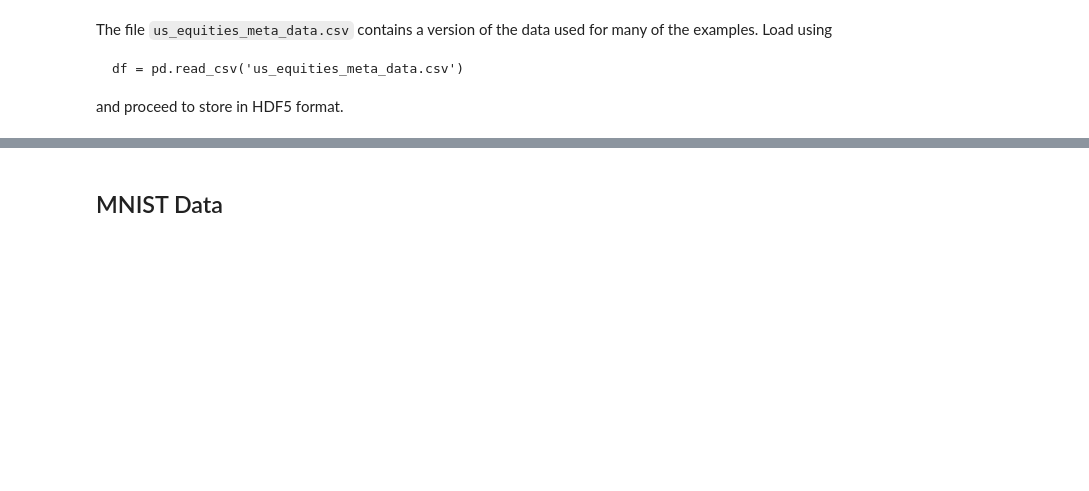
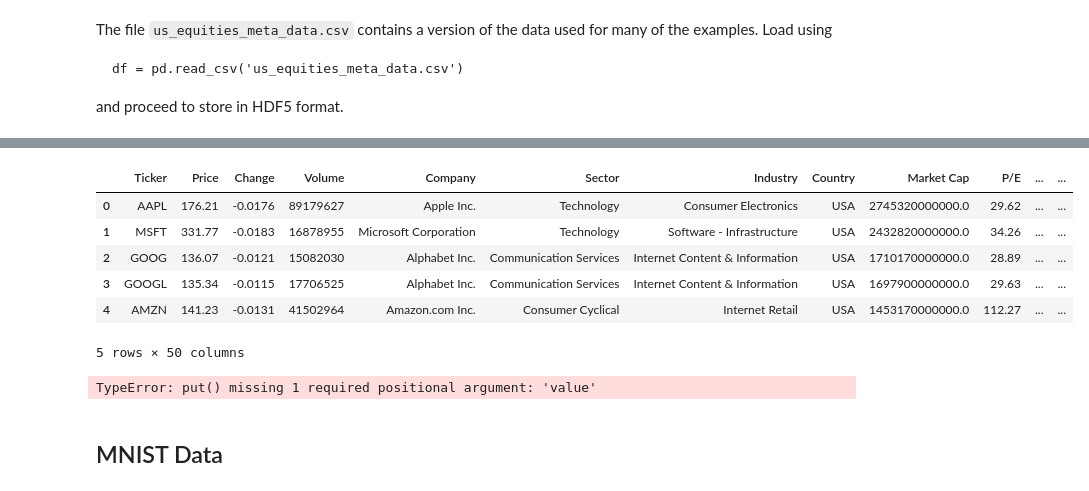
Before and after one commit to electribe15/DerivativeAnalytics, a Jupyter notebook: create_datasets.ipynb, the cells around one changed output, grey strips where cells are left out. Drawn from its saved outputs; the diff is of its cells as text; code cells hidden in the pictures; blank space fills up the shorter version.

```diff
--- a/create_datasets.ipynb
+++ b/create_datasets.ipynb
@@ -214,6 +227,18 @@ memory usage: 373.9+ KB
+# %%
+sp500_df.head()
+# %% [output]
+|  | Ticker | Price | Change | Volume | Company | Sector | Industry | Country | Market Cap | P/E | ... | ... |
+| 0 | AAPL | 176.21 | -0.0176 | 89179627 | Apple Inc. | Technology | Consumer Electronics | USA | 2745320000000.0 | 29.62 | ... | ... |
+| 1 | MSFT | 331.77 | -0.0183 | 16878955 | Microsoft Corporation | Technology | Software - Infrastructure | USA | 2432820000000.0 | 34.26 | ... | ... |
+| 2 | GOOG | 136.07 | -0.0121 | 15082030 | Alphabet Inc. | Communication Services | Internet Content & Information | USA | 1710170000000.0 | 28.89 | ... | ... |
+| 3 | GOOGL | 135.34 | -0.0115 | 17706525 | Alphabet Inc. | Communication Services | Internet Content & Information | USA | 1697900000000.0 | 29.63 | ... | ... |
+| 4 | AMZN | 141.23 | -0.0131 | 41502964 | Amazon.com Inc. | Consumer Cyclical | Internet Retail | USA | 1453170000000.0 | 112.27 | ... | ... |
+5 rows × 50 columns
 # %%
 with pd.HDFStore(DATA_STORE) as store:
-    store.put('us_equities/stocks', df.set_index('ticker'))
+    store.put(sp500_df.set_index('Ticker'))
+# %% [output]
+TypeError: put() missing 1 required positional argument: 'value'
 # %% [markdown]
 ## MNIST Data
 # %%
```
Also changed, not shown: parts of 12 cells of this notebook.
